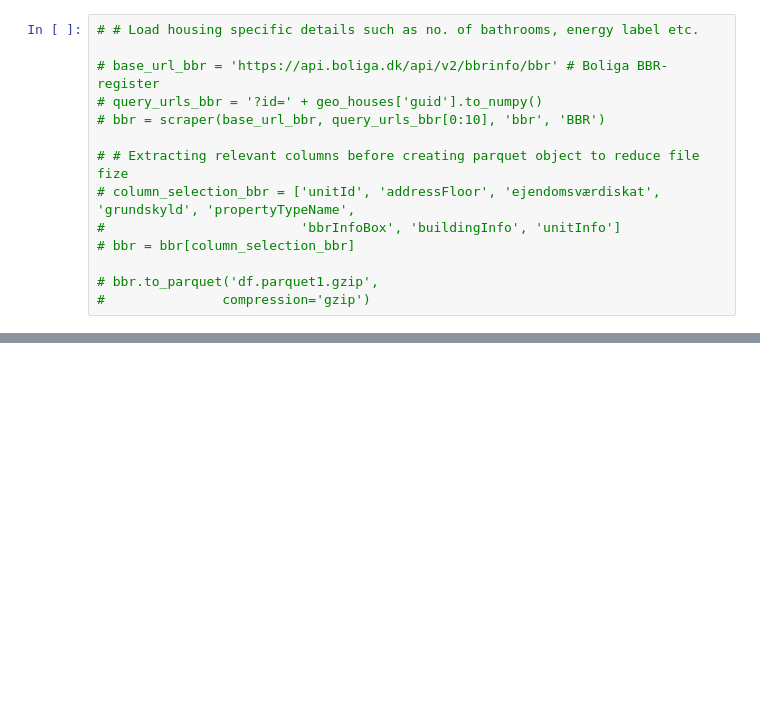
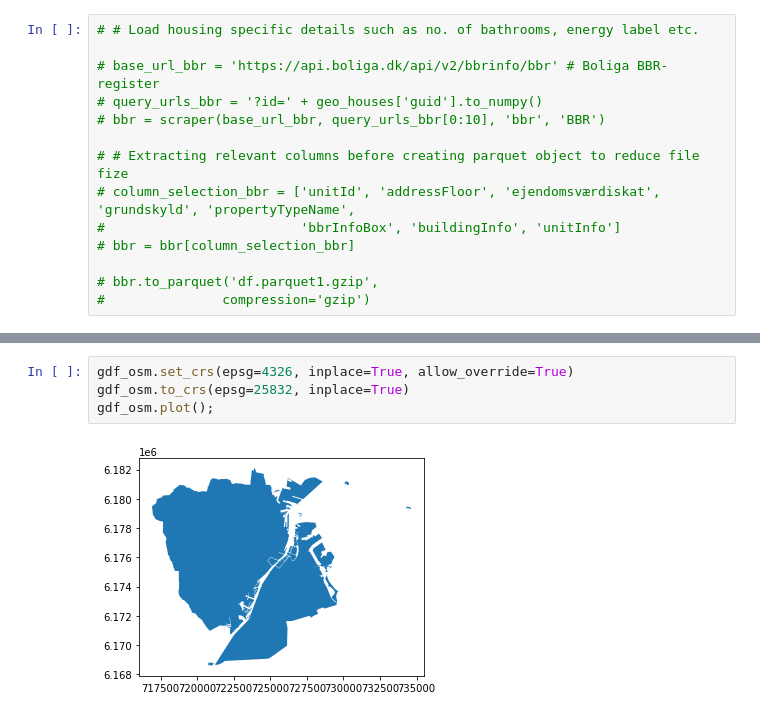
Before and after one commit to yapicikerem/ISDS_G9, a Jupyter notebook: data_analysis.ipynb, the cells around one changed output, grey strips where cells are left out. Drawn from its saved outputs; the diff is of its cells as text; blank space fills up the shorter version.

```diff
--- a/data_analysis.ipynb
+++ b/data_analysis.ipynb
@@ -231,0 +314,6 @@ fig.subplots_adjust(right=0.95)
+# %%
+gdf_osm.set_crs(epsg=4326, inplace=True, allow_override=True)
+gdf_osm.to_crs(epsg=25832, inplace=True)
+gdf_osm.plot();
+# %% [output]
+[figure, added]
```
Also changed, not shown: parts of 117 cells of this notebook, 1 other file.
